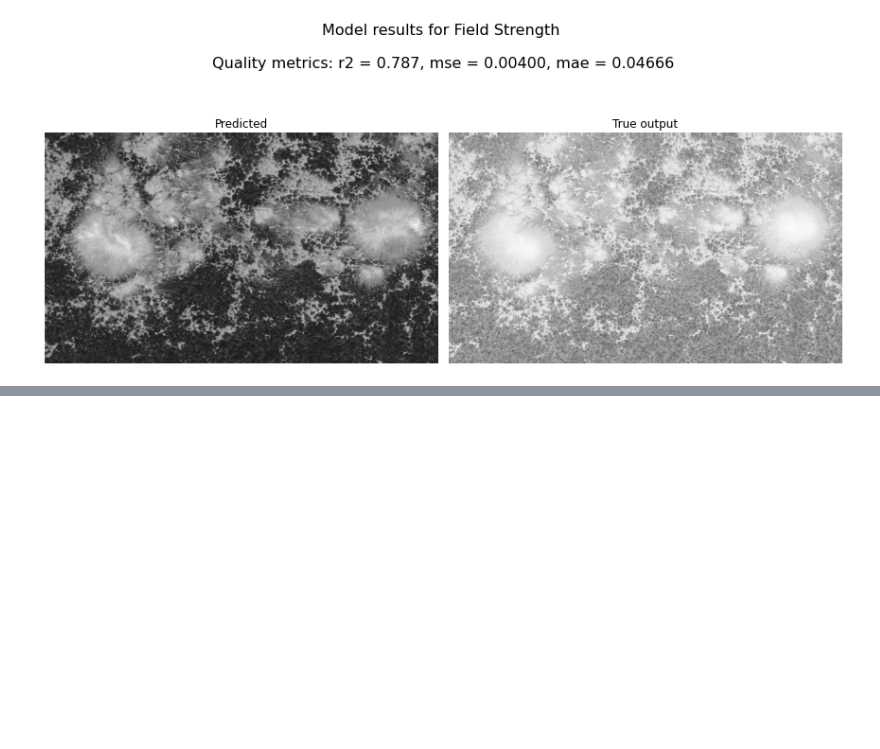
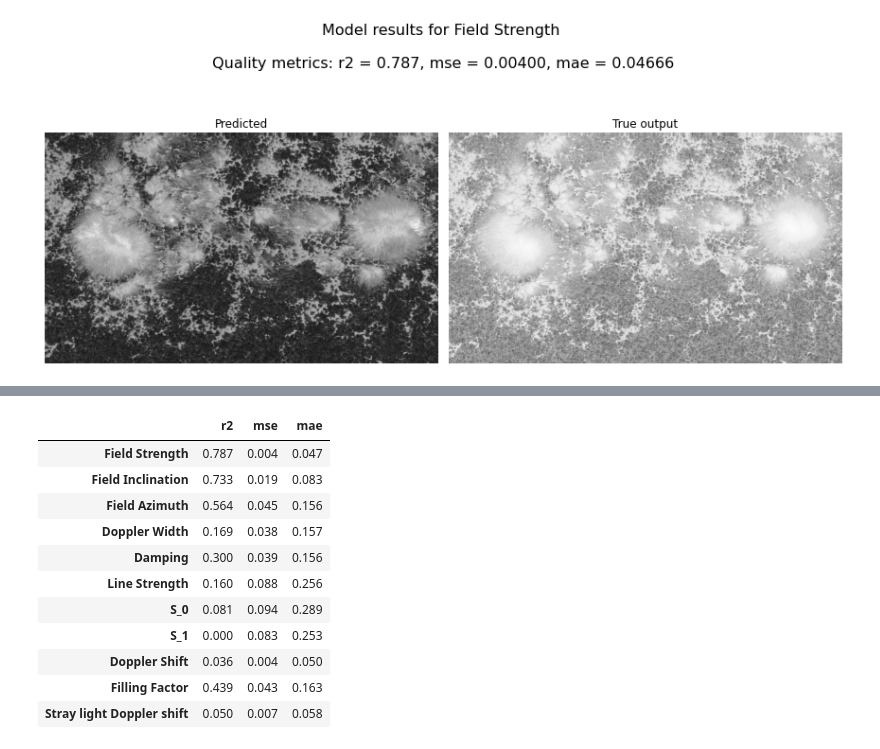
Before and after one commit to iknyazeva/InverseProblem, a Jupyter notebook: notebooks/model_mlp_common_train.ipynb, the cells around one changed output, grey strips where cells are left out. Saved outputs shown, nothing was run; the diff lists cells and outputs as text; code cells hidden in the pictures; blank space fills up the shorter version.

```diff
--- a/notebooks/model_mlp_common_train.ipynb
+++ b/notebooks/model_mlp_common_train.ipynb
@@ -376,0 +381,15 @@ plot_pred_vs_refer(predicted_real, data, output_index=0)
+# %%
+compute_metrics(data, predicted_real)
+# %% [output]
+|  | r2 | mse | mae |
+| Field Strength | 0.787 | 0.004 | 0.047 |
+| Field Inclination | 0.733 | 0.019 | 0.083 |
+| Field Azimuth | 0.564 | 0.045 | 0.156 |
+| Doppler Width | 0.169 | 0.038 | 0.157 |
+| Damping | 0.300 | 0.039 | 0.156 |
+| Line Strength | 0.160 | 0.088 | 0.256 |
+| S_0 | 0.081 | 0.094 | 0.289 |
+| S_1 | 0.000 | 0.083 | 0.253 |
+| Doppler Shift | 0.036 | 0.004 | 0.050 |
+| Filling Factor | 0.439 | 0.043 | 0.163 |
+| Stray light Doppler shift | 0.050 | 0.007 | 0.058 |
```
Also changed, not shown: parts of 3 cells of this notebook, 1 other file.
